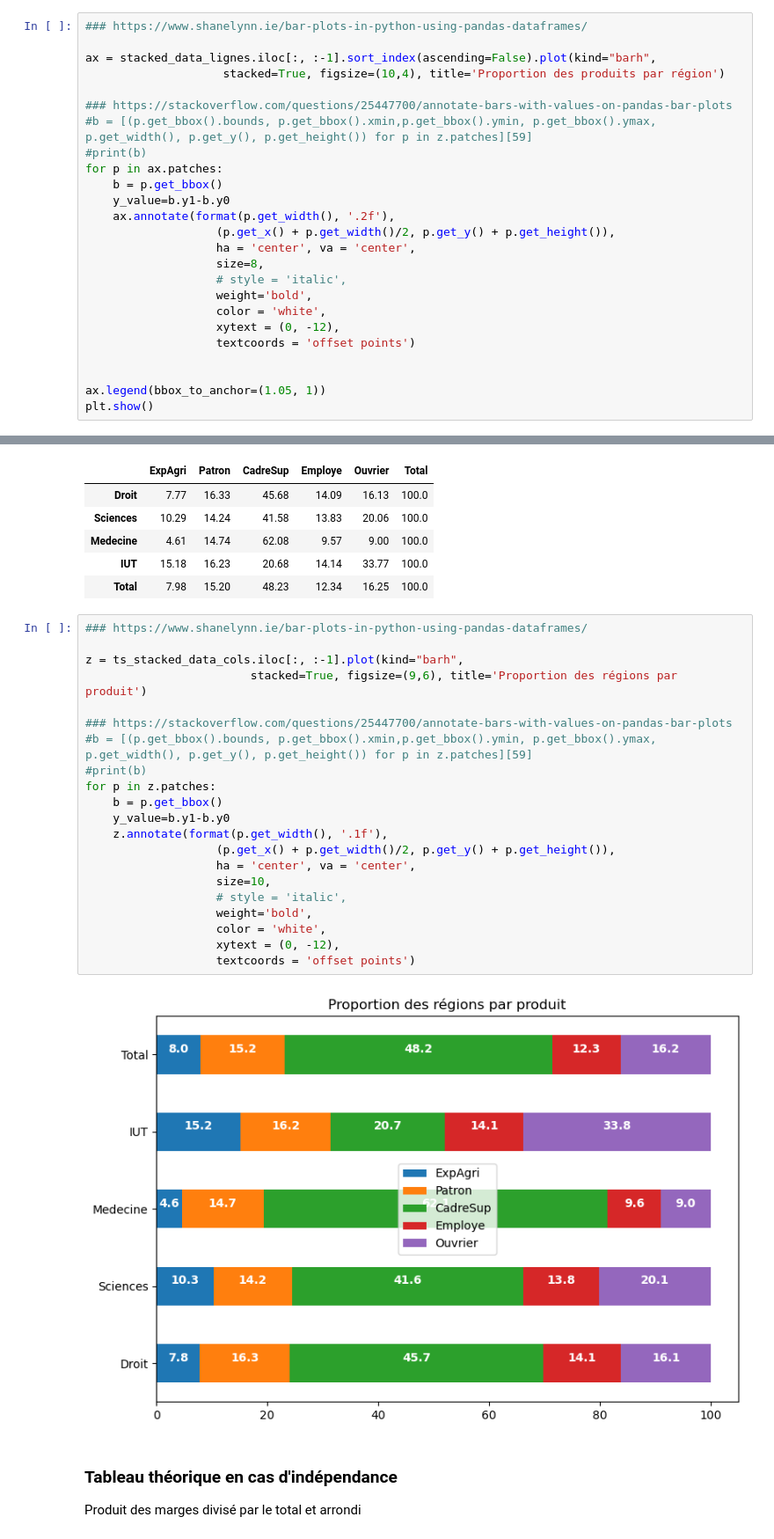
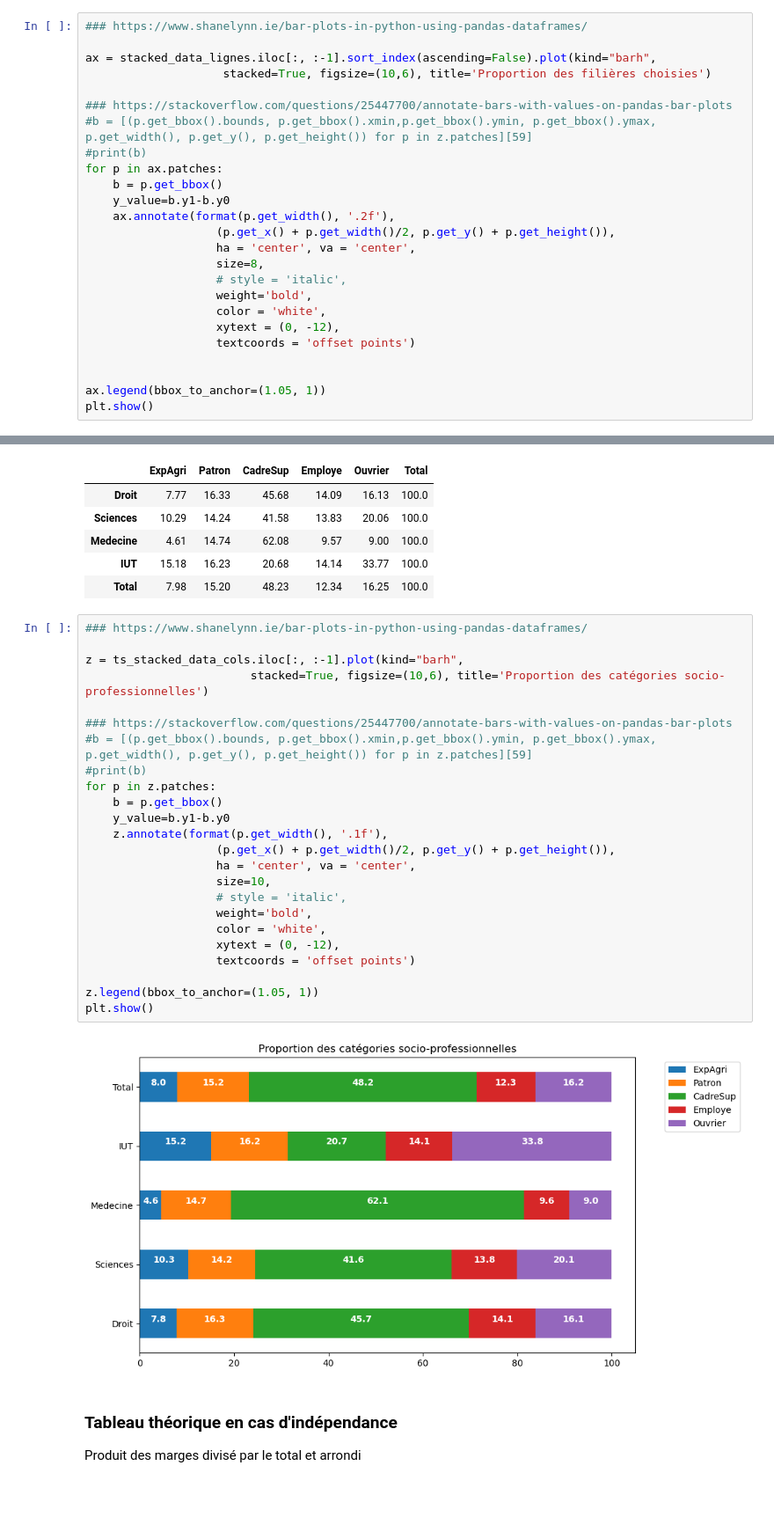
Before and after one commit to Sciences-historiques-numeriques/histoire_numerique_methodes, a Jupyter notebook: statistiques_descriptives/analyse_bivariee_quali_manuels.ipynb, the cells around one changed output, grey strips where cells are left out. Shown: that part at 88% size. Saved outputs shown, nothing was run; the diff lists cells and outputs as text; blank space fills up the shorter version.

```diff
--- a/statistiques_descriptives/analyse_bivariee_quali_manuels.ipynb
+++ b/statistiques_descriptives/analyse_bivariee_quali_manuels.ipynb
@@ -478,7 +470,7 @@ stacked_data_lignes
 ### https://www.shanelynn.ie/bar-plots-in-python-using-pandas-dataframes/
 
 ax = stacked_data_lignes.iloc[:, :-1].sort_index(ascending=False).plot(kind="barh",
-                    stacked=True, figsize=(10,4), title='Proportion des produits par région')
+                    stacked=True, figsize=(10,6), title='Proportion des filières choisies')
 
 ### https://stackoverflow.com/questions/25447700/annotate-bars-with-values-on-pandas-bar-plots
 #b = [(p.get_bbox().bounds, p.get_bbox().xmin,p.get_bbox().ymin, p.get_bbox().ymax, p.get_width(), p.get_y(), p.get_height()) for p in z.patches][59]
@@ -533,26 +525,29 @@ ts_stacked_data_cols
 # %%
 ### https://www.shanelynn.ie/bar-plots-in-python-using-pandas-dataframes/
 
 z = ts_stacked_data_cols.iloc[:, :-1].plot(kind="barh",
-                        stacked=True, figsize=(9,6), title='Proportion des régions par produit')
+                        stacked=True, figsize=(10,6), title='Proportion des catégories socio-professionnelles')
 
 ### https://stackoverflow.com/questions/25447700/annotate-bars-with-values-on-pandas-bar-plots
 #b = [(p.get_bbox().bounds, p.get_bbox().xmin,p.get_bbox().ymin, p.get_bbox().ymax, p.get_width(), p.get_y(), p.get_height()) for p in z.patches][59]
 #print(b)
 for p in z.patches:
     b = p.get_bbox()
     y_value=b.y1-b.y0
     z.annotate(format(p.get_width(), '.1f'),
                    (p.get_x() + p.get_width()/2, p.get_y() + p.get_height()),
                    ha = 'center', va = 'center',
                    size=10,
                    # style = 'italic',
                    weight='bold',
                    color = 'white',
                    xytext = (0, -12),
                    textcoords = 'offset points')
+
+z.legend(bbox_to_anchor=(1.05, 1))
+plt.show()
 # %% [output]
-[figure, old version]
+[figure, new version]
 # %% [markdown]
 ### Tableau théorique en cas d'indépendance
 
```
Also changed, not shown: parts of 22 cells of this notebook, 2 other files.
